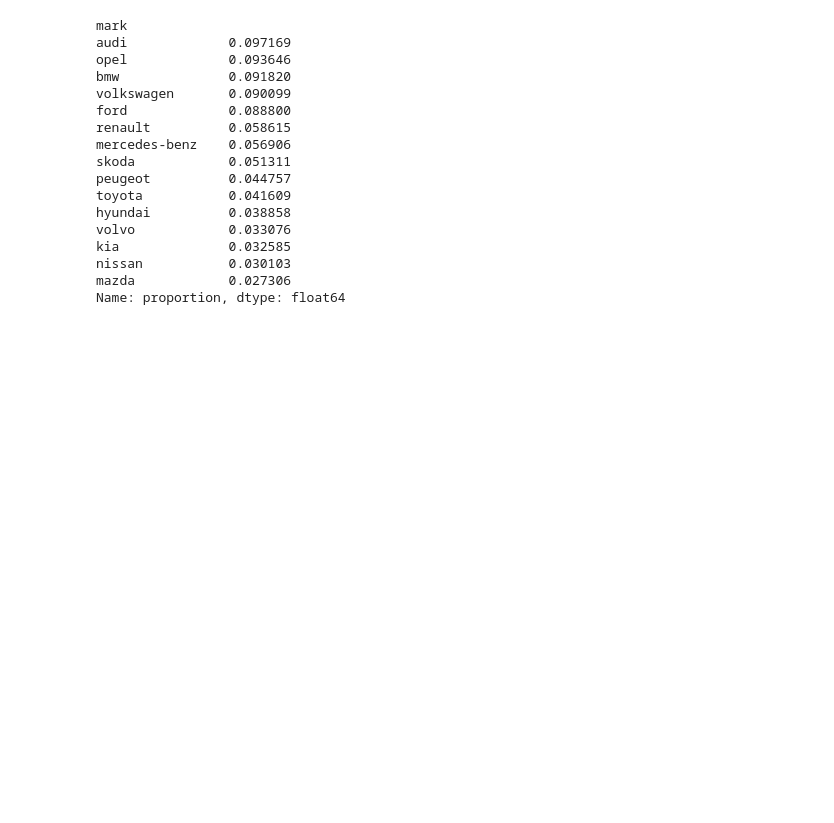
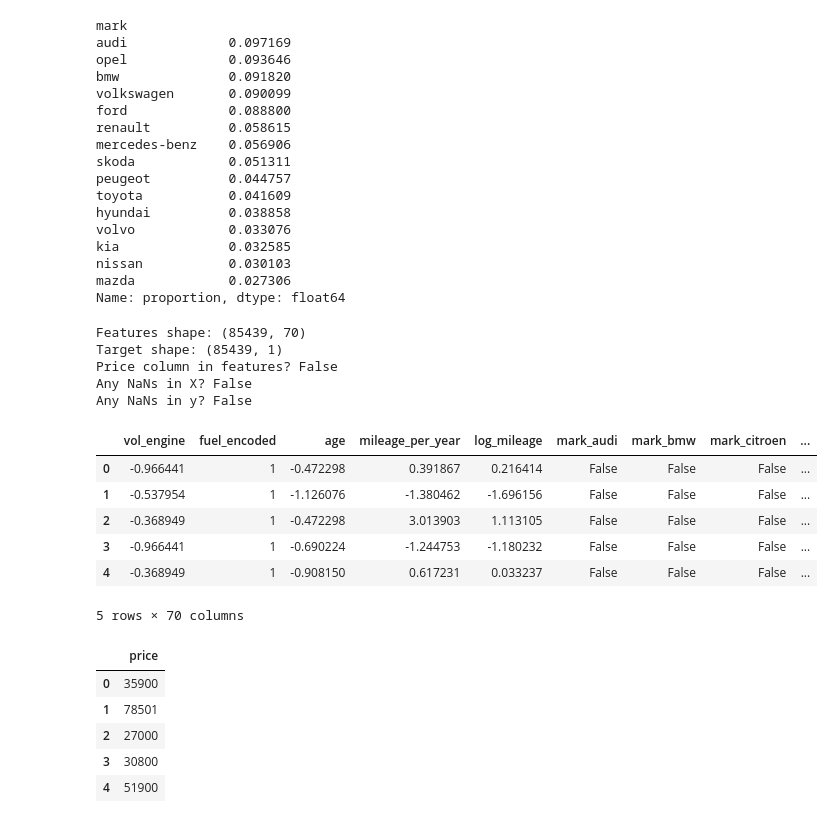
Before and after one commit to AnteDz/ASI, a Jupyter notebook: notebooks/eda_cleaned_data.ipynb, the cells around one changed output. Cells and saved outputs as stored; diff of their text form; code cells hidden in the pictures; blank space fills up the shorter version.

Commit message:
Changes by MAR0oo feature engineering commit

```diff
--- a/notebooks/eda_cleaned_data.ipynb
+++ b/notebooks/eda_cleaned_data.ipynb
@@ -232,3 +249,36 @@ kia              0.032585
 nissan           0.030103
 mazda            0.027306
 Name: proportion, dtype: float64
+# %%
+#Feature Engineering
+X = pd.read_csv(r"../data/02_intermediate/features.csv")
+y = pd.read_csv(r"../data/02_intermediate/price_target.csv")
+
+print("Features shape:", X.shape)
+print("Target shape:", y.shape)
+print("Price column in features?", "price" in X.columns)
+print("Any NaNs in X?", X.isna().sum().any())
+print("Any NaNs in y?", y.isna().sum().any())
+# %% [output]
+Features shape: (85439, 70)
+Target shape: (85439, 1)
+Price column in features? False
+Any NaNs in X? False
+Any NaNs in y? False
+# %%
+display(X.head())
+display(y.head())
+# %% [output]
+|  | vol_engine | fuel_encoded | age | mileage_per_year | log_mileage | mark_audi | mark_bmw | mark_citroen | ... |
+| 0 | -0.966441 | 1 | -0.472298 | 0.391867 | 0.216414 | False | False | False | ... |
+| 1 | -0.537954 | 1 | -1.126076 | -1.380462 | -1.696156 | False | False | False | ... |
+| 2 | -0.368949 | 1 | -0.472298 | 3.013903 | 1.113105 | False | False | False | ... |
+| 3 | -0.966441 | 1 | -0.690224 | -1.244753 | -1.180232 | False | False | False | ... |
+| 4 | -0.368949 | 1 | -0.908150 | 0.617231 | 0.033237 | False | False | False | ... |
+5 rows × 70 columns
+|  | price |
+| 0 | 35900 |
+| 1 | 78501 |
+| 2 | 27000 |
+| 3 | 30800 |
+| 4 | 51900 |
```
Also changed, not shown: parts of 4 cells of this notebook, 3 other files.
